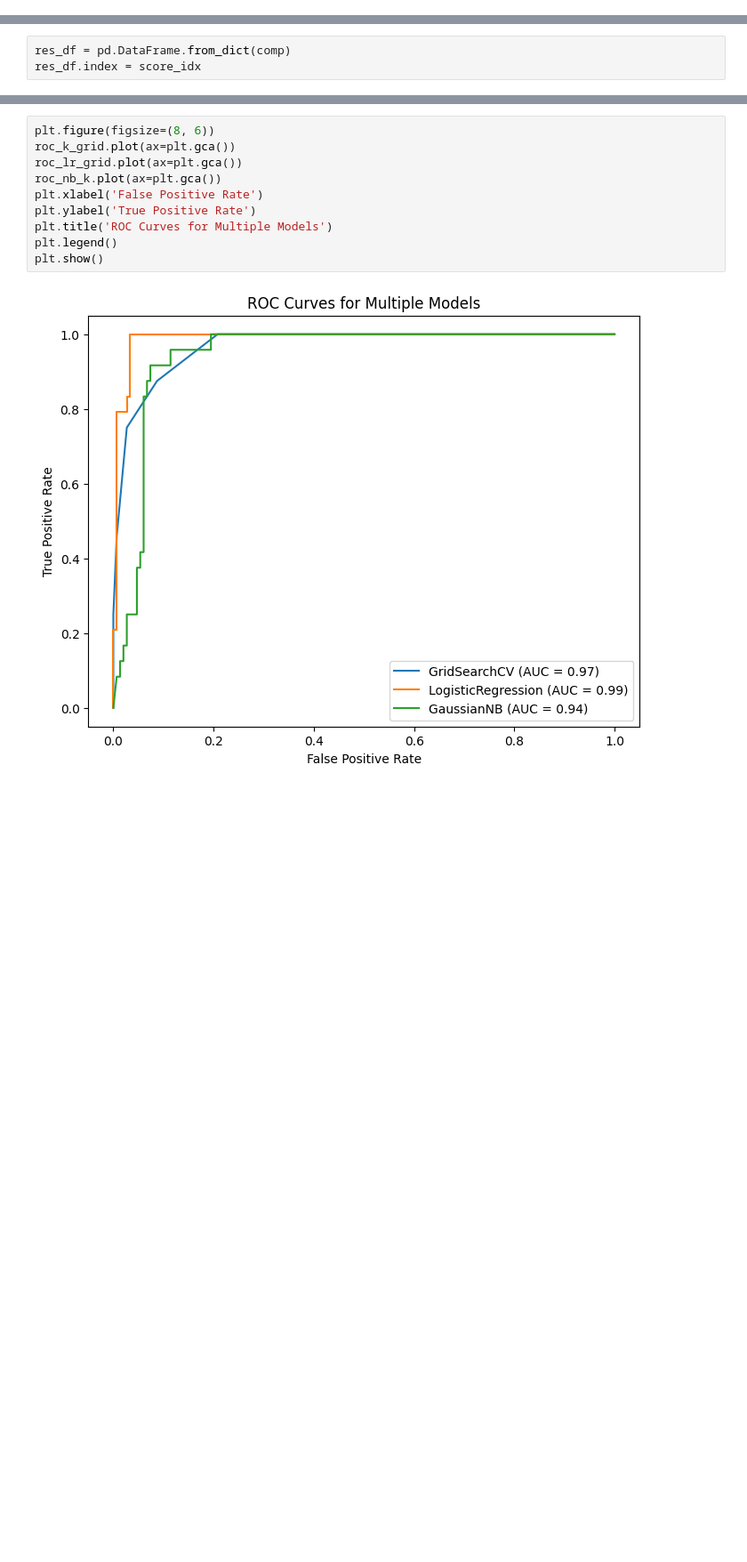
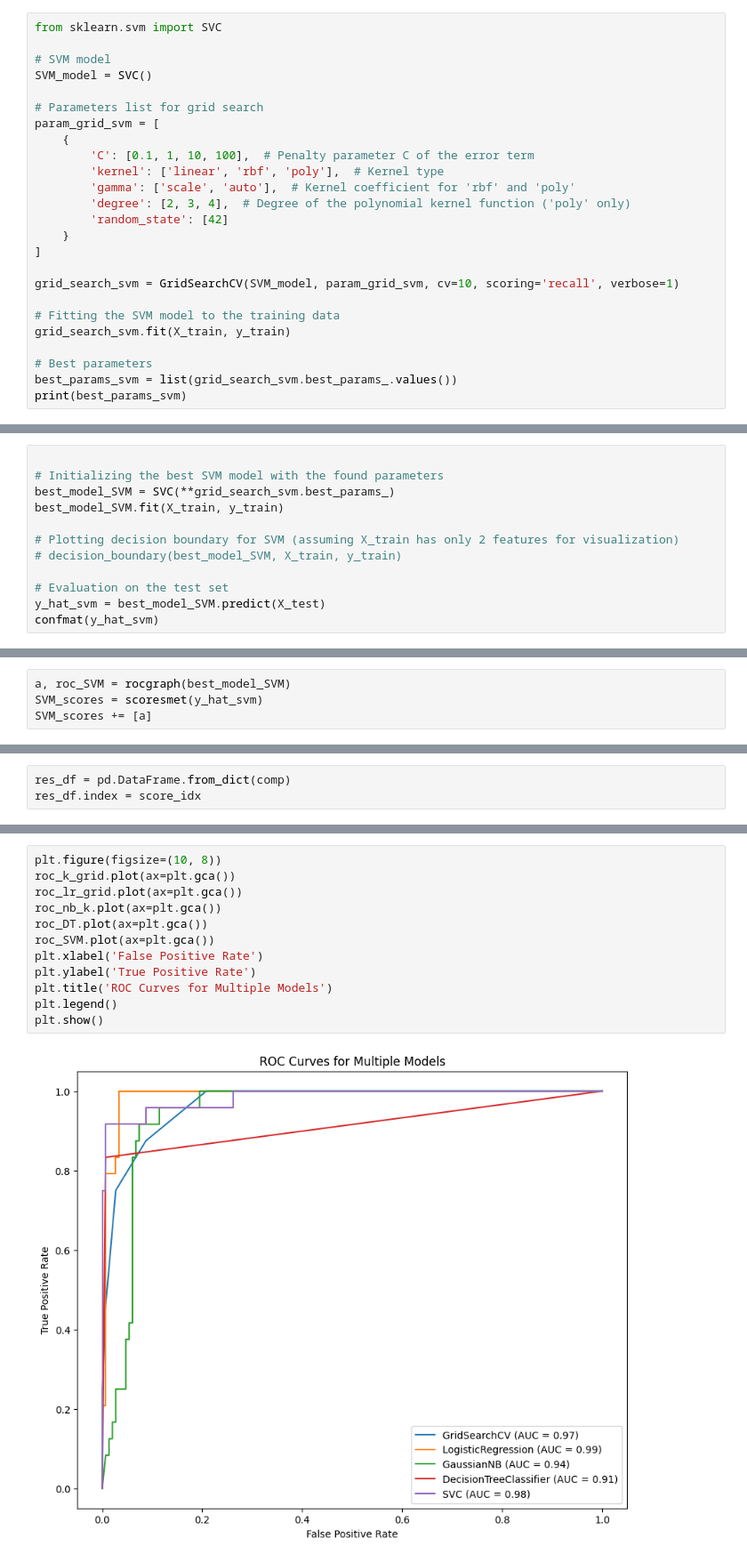
Before and after one commit to moyaser315/covid19_outcome_-prediction, a Jupyter notebook: proj.ipynb, the cells around one changed output, grey strips where cells are left out. Shown at 89% size. Drawn from its saved outputs; the diff is of its cells as text; blank space fills up the shorter version.

```diff
--- a/proj.ipynb
+++ b/proj.ipynb
@@ -603,0 +696,25 @@ weighted avg       0.85      0.87      0.85       173
+# %%
+from sklearn.svm import SVC
+
+# SVM model
+SVM_model = SVC()
+
+# Parameters list for grid search
+param_grid_svm = [
+    {
+        'C': [0.1, 1, 10, 100],  # Penalty parameter C of the error term
+        'kernel': ['linear', 'rbf', 'poly'],  # Kernel type
+        'gamma': ['scale', 'auto'],  # Kernel coefficient for 'rbf' and 'poly'
+        'degree': [2, 3, 4],  # Degree of the polynomial kernel function ('poly' only)
+        'random_state': [42]
+    }
+]
+
+grid_search_svm = GridSearchCV(SVM_model, param_grid_svm, cv=10, scoring='recall', verbose=1)
+
+# Fitting the SVM model to the training data
+grid_search_svm.fit(X_train, y_train)
+
+# Best parameters
+best_params_svm = list(grid_search_svm.best_params_.values())
+print(best_params_svm)
@@ -603,0 +724,12 @@ weighted avg       0.85      0.87      0.85       173
+# %%
+
+# Initializing the best SVM model with the found parameters
+best_model_SVM = SVC(**grid_search_svm.best_params_)
+best_model_SVM.fit(X_train, y_train)
+
+# Plotting decision boundary for SVM (assuming X_train has only 2 features for visualization)
+# decision_boundary(best_model_SVM, X_train, y_train)
+
+# Evaluation on the test set
+y_hat_svm = best_model_SVM.predict(X_test)
+confmat(y_hat_svm)
@@ -603,0 +738,4 @@ weighted avg       0.85      0.87      0.85       173
+# %%
+a, roc_SVM = rocgraph(best_model_SVM)
+SVM_scores = scoresmet(y_hat_svm)
+SVM_scores += [a]
@@ -627,13 +794,15 @@ AUC        0.968820             0.989374     0.937640>
 # %%
-plt.figure(figsize=(8, 6))
+plt.figure(figsize=(10, 8))
 roc_k_grid.plot(ax=plt.gca())
 roc_lr_grid.plot(ax=plt.gca())
 roc_nb_k.plot(ax=plt.gca())
+roc_DT.plot(ax=plt.gca())
+roc_SVM.plot(ax=plt.gca())
 plt.xlabel('False Positive Rate')
 plt.ylabel('True Positive Rate')
 plt.title('ROC Curves for Multiple Models')
 plt.legend()
 plt.show()
 # %% [output]
-[figure, old version]
+[figure, new version]
 # %% [markdown]
```
Also changed, not shown: parts of 25 cells of this notebook, 1 other file.
